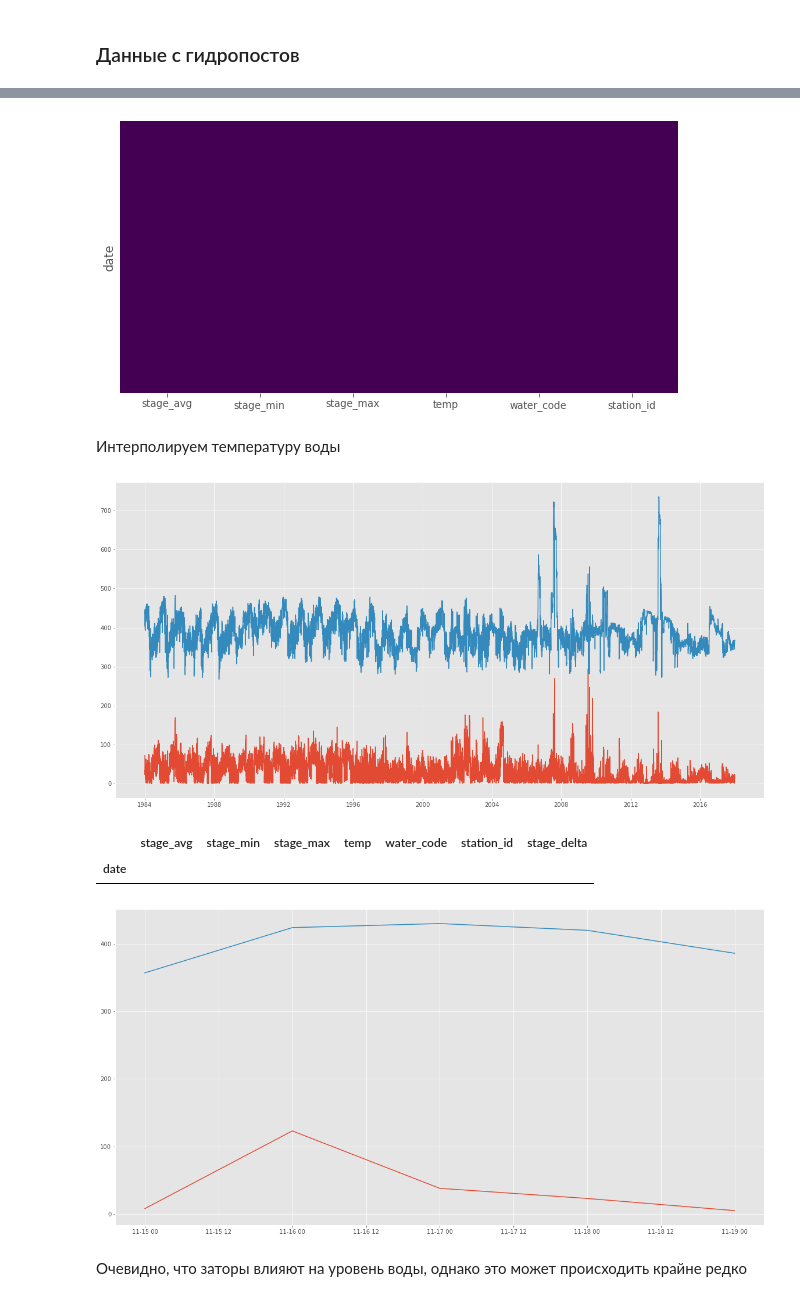
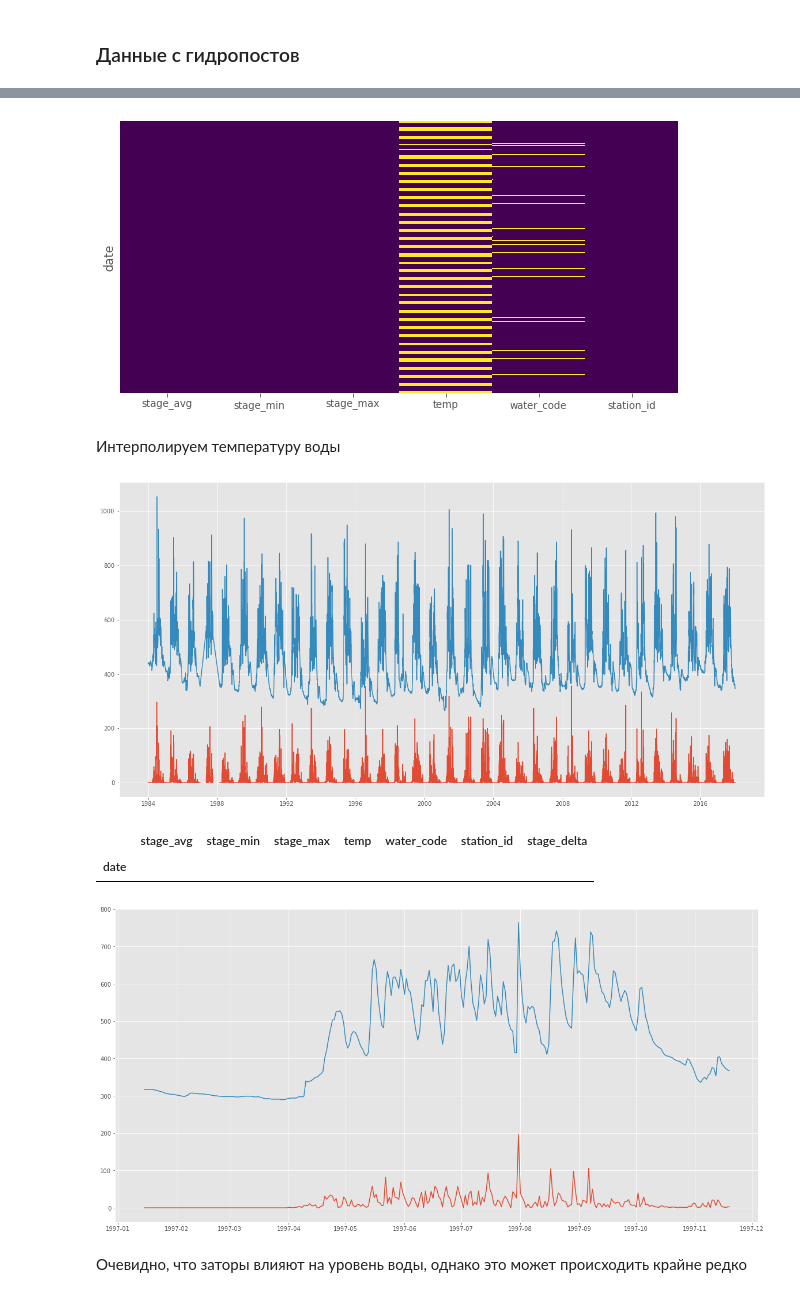
Before and after one commit to stepanplaunov/NoFloodWithAIJ, a Jupyter notebook: DataPreprocessing.ipynb, the cells around one changed output, grey strips where cells are left out. Cells and saved outputs as stored; diff of their text form; code cells hidden in the pictures.

```diff
--- a/DataPreprocessing.ipynb
+++ b/DataPreprocessing.ipynb
@@ -27,6 +27,6 @@ df_names = ['daily', 'disch_d', 'ice']
 # %% [markdown]
 Рассмотрим станцию расположенную на зейском водохранилище
 # %%
-station_id = 6275#5024#5012
+station_id = 6456#5024#5012
 # %%
 hydro_df = pd.read_csv(data_path + '/0' + str(station_id) + '_daily.csv', index_col = 'date', engine='python')
@@ -56,27 +56,27 @@ hydro_df.index = pd.to_datetime(hydro_df.index)
 # %%
 na_heat_map(hydro_df, figsize = (10, 5))
 # %% [output]
-[figure, old version]
+[figure, new version]
 # %% [markdown]
 Интерполируем температуру воды
 # %%
-hydro_df = interpolate_df(hydro_df, cols = ['temp'])
+hydro_df = interpolate_df(hydro_df, cols = ['temp', 'stage_max'])
 # %%
 hydro_df['stage_delta'] = (hydro_df['stage_max'] - hydro_df['stage_min'])
 # %%
 from rdm_helpers import plot_series
 plot_series(hydro_df, cols = ['stage_delta', 'stage_max'])
 # %% [output]
-[figure, old version]
+[figure, new version]
 # %%
 hydro_df[hydro_df['water_code'] == 12]
 # %% [output]
 |  | stage_avg | stage_min | stage_max | temp | water_code | station_id | stage_delta |
 | date |  |  |  |  |  |  |  |
 # %%
-plot_series(hydro_df, cols = ['stage_delta', 'stage_max'], start_date = '1997-11-15', end_date = '1997-11-19')
+plot_series(hydro_df, cols = ['stage_delta', 'stage_max'], start_date = '1997-01-15', end_date = '1997-11-19')
 # %% [output]
-[figure, old version]
+[figure, new version]
 # %% [markdown]
 Очевидно, что заторы влияют на уровень воды, однако это может происходить крайне редко
 # %%
```
Also changed, not shown: parts of 26 cells of this notebook.
